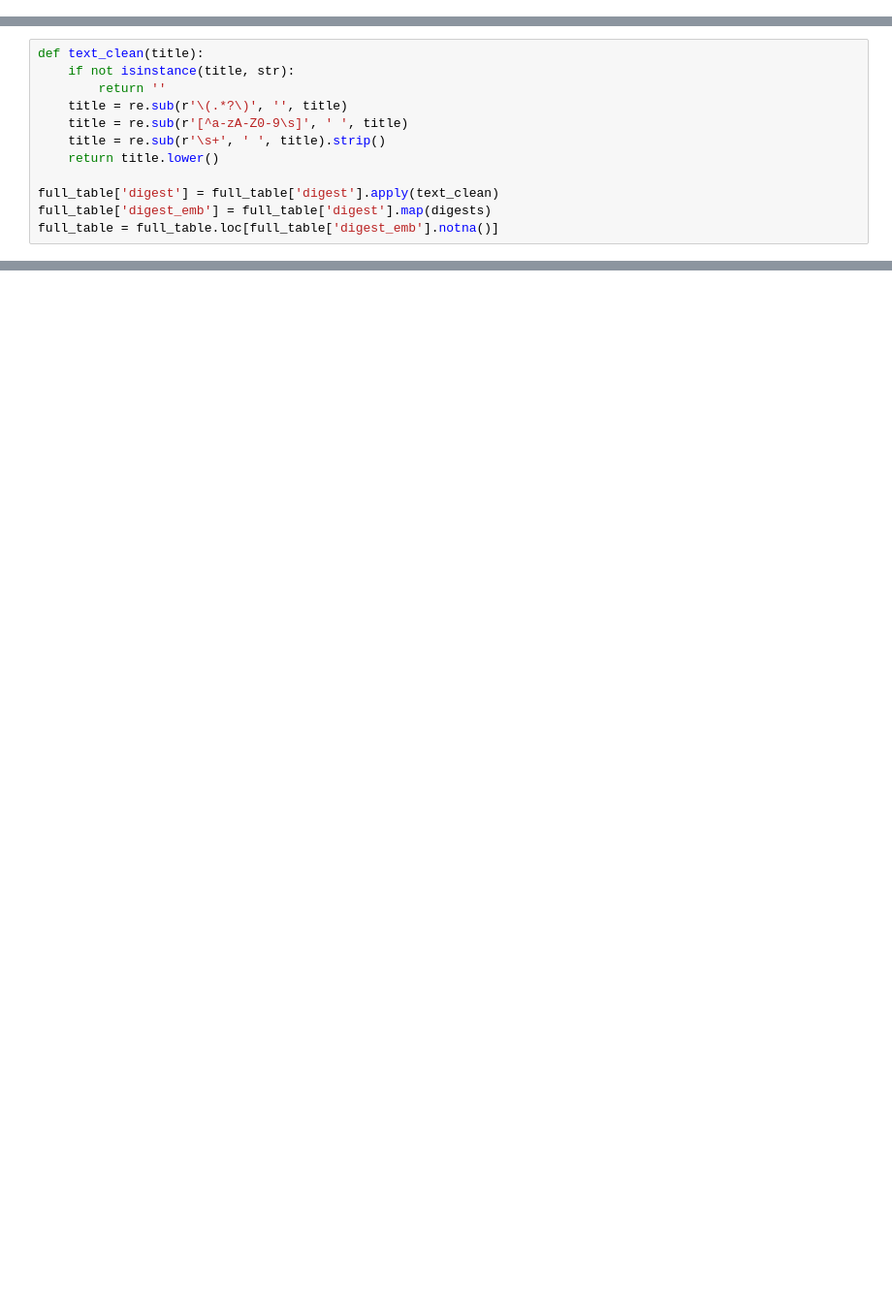
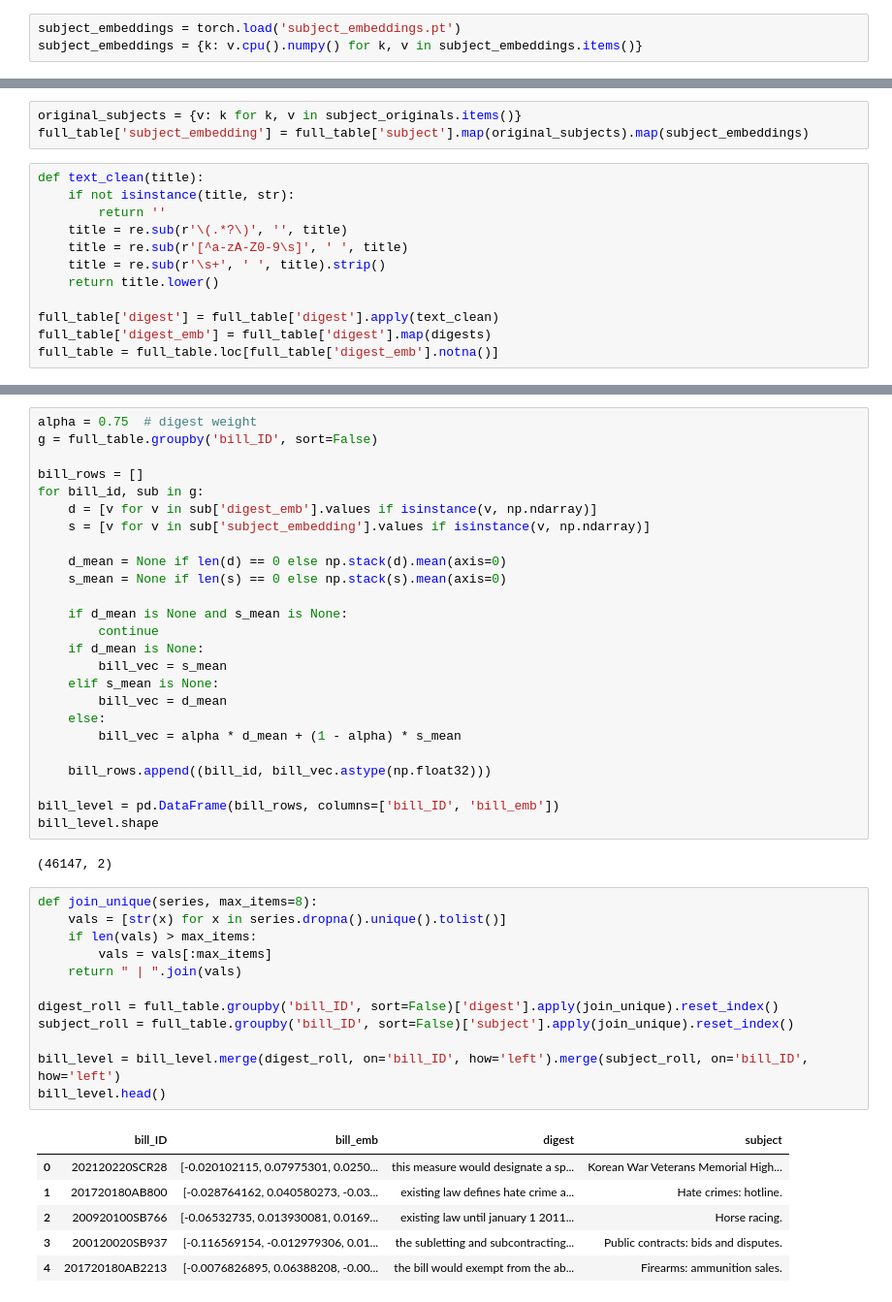
Before and after one commit to emeliasprott/Capstone, a Jupyter notebook: topic-embedding-clustering.ipynb, the cells around one changed output, grey strips where cells are left out. Shown at 97% size. Cells and saved outputs as stored; diff of their text form; blank space fills up the shorter version.

```diff
--- a/topic-embedding-clustering.ipynb
+++ b/topic-embedding-clustering.ipynb
@@ -29,10 +31,16 @@ digest_df = pd.read_csv('ca_leg/legislation_data/digest.csv')
 # %%
 bv2b = pickle.load(open('bill_id_mapping.pkl', 'rb'))
 digest_df['bill_ID'] = digest_df['bill_id'].map(bv2b)
+# %%
+subject_embeddings = torch.load('subject_embeddings.pt')
+subject_embeddings = {k: v.cpu().numpy() for k, v in subject_embeddings.items()}
 # %%
 full_table = digest_df.merge(subs, left_on='bill_ID', right_on='bill_id', how='right')
 full_table.drop(columns=['bill_id_y'], inplace=True)
 full_table.columns = ['bill_version', 'digest', 'bill_ID', 'subject']
+# %%
+original_subjects = {v: k for k, v in subject_originals.items()}
+full_table['subject_embedding'] = full_table['subject'].map(original_subjects).map(subject_embeddings)
 # %%
 def text_clean(title):
     if not isinstance(title, str):
@@ -136,0 +467,46 @@ ftd['group'] = ftd['label2'].map(group_dict)
+# %%
+alpha = 0.75  # digest weight
+g = full_table.groupby('bill_ID', sort=False)
+
+bill_rows = []
+for bill_id, sub in g:
+    d = [v for v in sub['digest_emb'].values if isinstance(v, np.ndarray)]
+    s = [v for v in sub['subject_embedding'].values if isinstance(v, np.ndarray)]
+
+    d_mean = None if len(d) == 0 else np.stack(d).mean(axis=0)
+    s_mean = None if len(s) == 0 else np.stack(s).mean(axis=0)
+
+    if d_mean is None and s_mean is None:
+        continue
+    if d_mean is None:
+        bill_vec = s_mean
+    elif s_mean is None:
+        bill_vec = d_mean
+    else:
+        bill_vec = alpha * d_mean + (1 - alpha) * s_mean
+
+    bill_rows.append((bill_id, bill_vec.astype(np.float32)))
+
+bill_level = pd.DataFrame(bill_rows, columns=['bill_ID', 'bill_emb'])
+bill_level.shape
+# %% [output]
+(46147, 2)
+# %%
+def join_unique(series, max_items=8):
+    vals = [str(x) for x in series.dropna().unique().tolist()]
+    if len(vals) > max_items:
+        vals = vals[:max_items]
+    return " | ".join(vals)
+
+digest_roll = full_table.groupby('bill_ID', sort=False)['digest'].apply(join_unique).reset_index()
+subject_roll = full_table.groupby('bill_ID', sort=False)['subject'].apply(join_unique).reset_index()
+
+bill_level = bill_level.merge(digest_roll, on='bill_ID', how='left').merge(subject_roll, on='bill_ID', how='left')
+bill_level.head()
+# %% [output]
+|  | bill_ID | bill_emb | digest | subject |
+| 0 | 202120220SCR28 | [-0.020102115, 0.07975301, 0.0250... | this measure would designate a sp... | Korean War Veterans Memorial High... |
+| 1 | 201720180AB800 | [-0.028764162, 0.040580273, -0.03... | existing law defines hate crime a... | Hate crimes: hotline. |
+| 2 | 200920100SB766 | [-0.06532735, 0.013930081, 0.0169... | existing law until january 1 2011... | Horse racing. |
+| 3 | 200120020SB937 | [-0.116569154, -0.012979306, 0.01... | the subletting and subcontracting... | Public contracts: bids and disputes. |
+| 4 | 201720180AB2213 | [-0.0076826895, 0.06388208, -0.00... | the bill would exempt from the ab... | Firearms: ammunition sales. |
```
Also changed, not shown: parts of 26 cells of this notebook.
